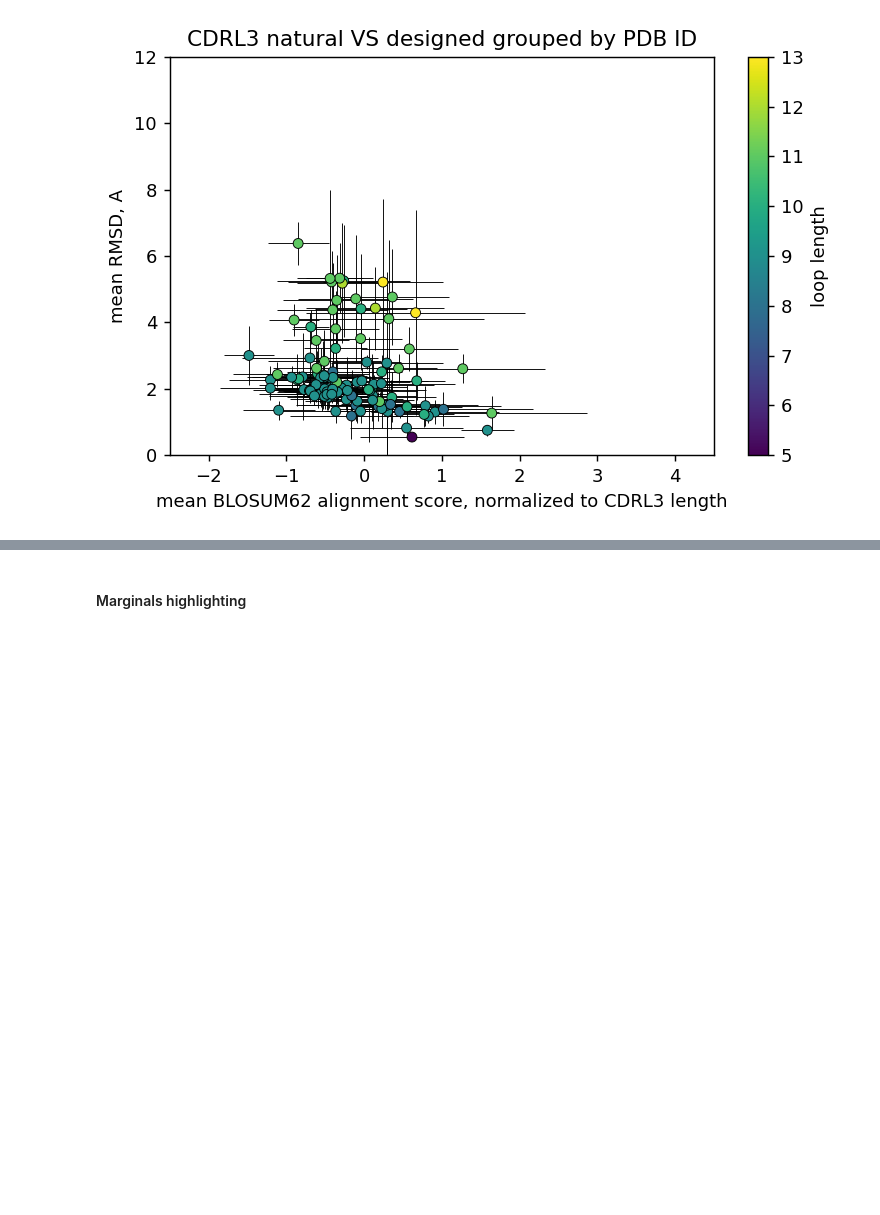
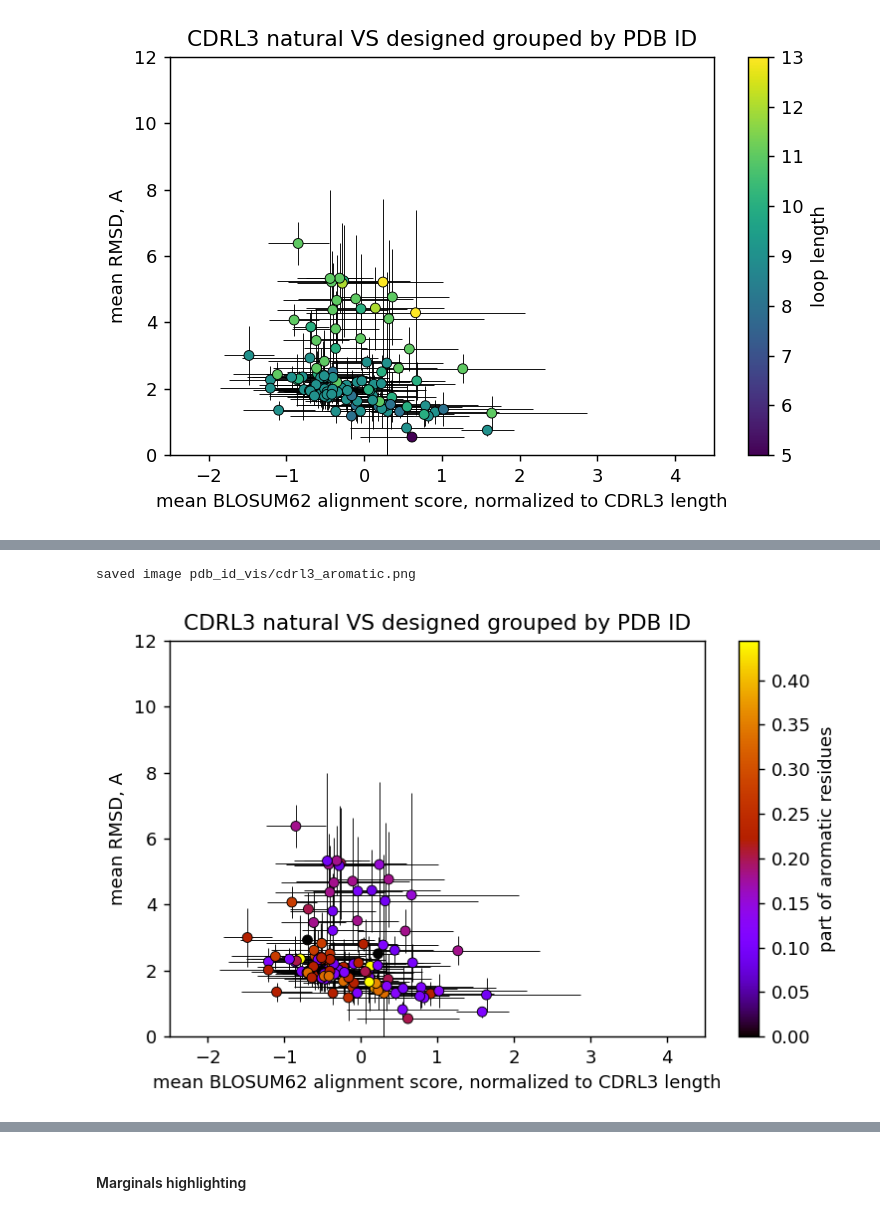
Before and after one commit to vladislove2020/CDR_prediction, a Jupyter notebook: main.ipynb, the cells around one changed output, grey strips where cells are left out. Saved outputs shown, nothing was run; the diff lists cells and outputs as text; code cells hidden in the pictures; blank space fills up the shorter version.

```diff
--- a/main.ipynb
+++ b/main.ipynb
@@ -1769,0 +1820,11 @@ plt.savefig("pdb_id_vis/cdrl3_hydrophobicity.png", dpi=300, facecolor="white")
+# %%
+#CDRL3
+plot_residues_part(
+    mode="cdrl3",
+    res_group_list=aromatic,
+    res_group_name="aromatic",
+    colormap="gnuplot"
+)
+# %% [output]
+saved image pdb_id_vis/cdrl3_aromatic.png
+[figure, added]
```
Also changed, not shown: parts of 52 cells of this notebook, 1 other file.
